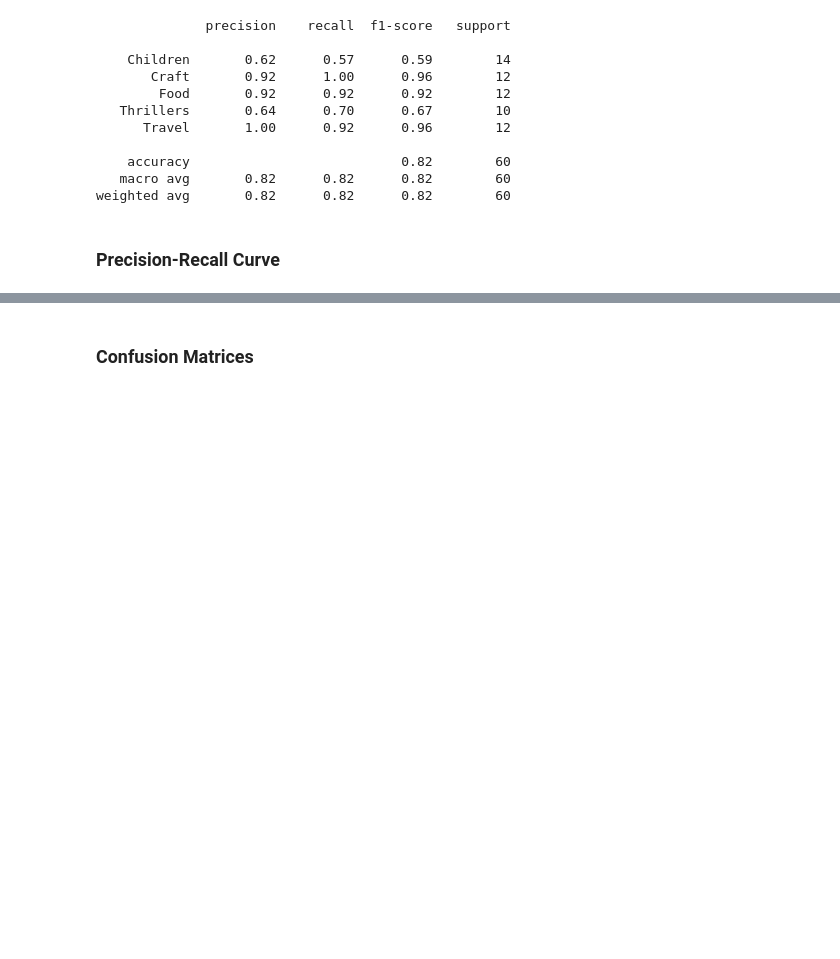
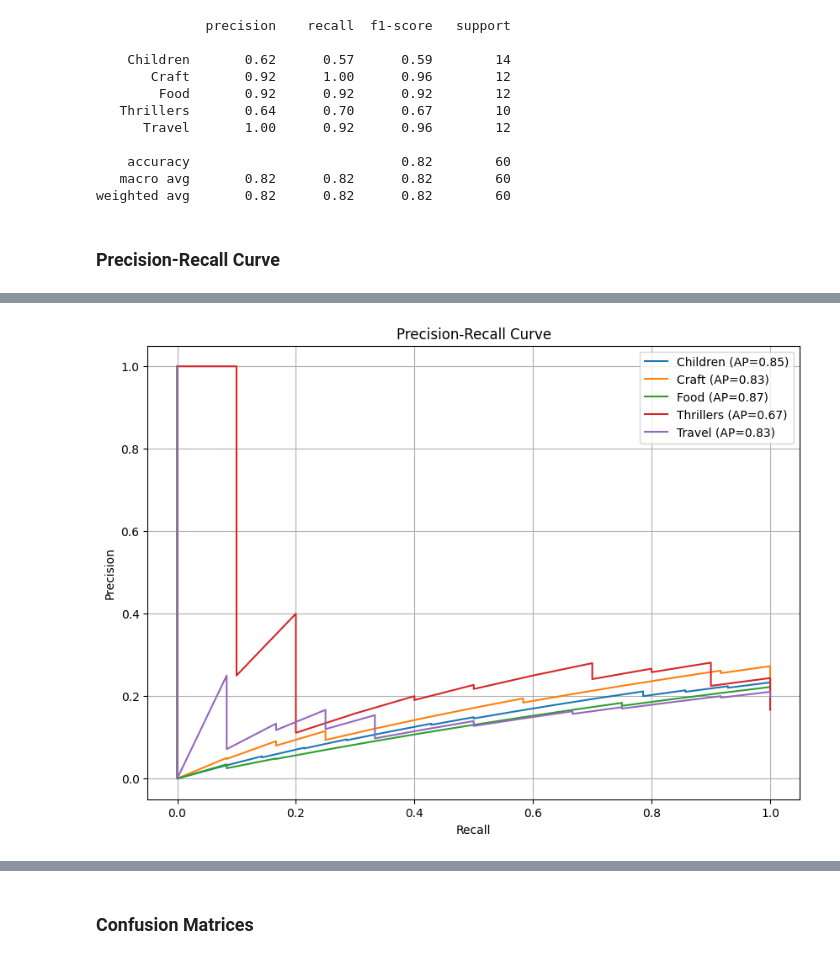
Before and after one commit to Stephy-Wong/IAT360FinalProject, a Jupyter notebook: IAT360FinalProject.ipynb, the cells around one changed output, grey strips where cells are left out. Saved outputs shown, nothing was run; the diff lists cells and outputs as text; code cells hidden in the pictures; blank space fills up the shorter version.

```diff
--- a/IAT360FinalProject.ipynb
+++ b/IAT360FinalProject.ipynb
@@ -578,3 +622,41 @@ weighted avg       0.82      0.82      0.82        60
+# %%
+import numpy as np
+import matplotlib.pyplot as plt
+from sklearn.metrics import precision_recall_curve, average_precision_score
+from sklearn.preprocessing import label_binarize
+
+# Inputs
+true_labels = np.array(dataset['test']['label'])
+predicted_scores = np.array([[score["score"] for score in sample] for sample in predicted_results])
+
+# Step 1: Binarize the true labels
+classes = [0, 1, 2, 3, 4]
+class_names = ['Children', 'Craft', 'Food', 'Thrillers', 'Travel']  # Class names
+num_classes = len(classes)
+true_labels_binarized = label_binarize(true_labels, classes=classes)
+
+# Step 2: Compute Precision-Recall metrics
+precision = dict()
+recall = dict()
+average_precision = dict()
+
+for i in range(num_classes):
+    precision[i], recall[i], _ = precision_recall_curve(true_labels_binarized[:, i], predicted_scores[:, i])
+    average_precision[i] = average_precision_score(true_labels_binarized[:, i], predicted_scores[:, i])
+
+# Step 3: Plot Precision-Recall curves
+plt.figure(figsize=(10, 7))
+for i in range(num_classes):
+    plt.plot(recall[i], precision[i], label=f'{class_names[i]} (AP={average_precision[i]:.2f})')
+
+plt.xlabel('Recall')
+plt.ylabel('Precision')
+plt.title('Precision-Recall Curve')
+plt.legend(loc='best')
+plt.grid()
+plt.show()
+# %% [output]
+[figure, added]
 # %%
 import numpy as np
 import matplotlib.pyplot as plt
```
Also changed, not shown: parts of 10 cells of this notebook.
